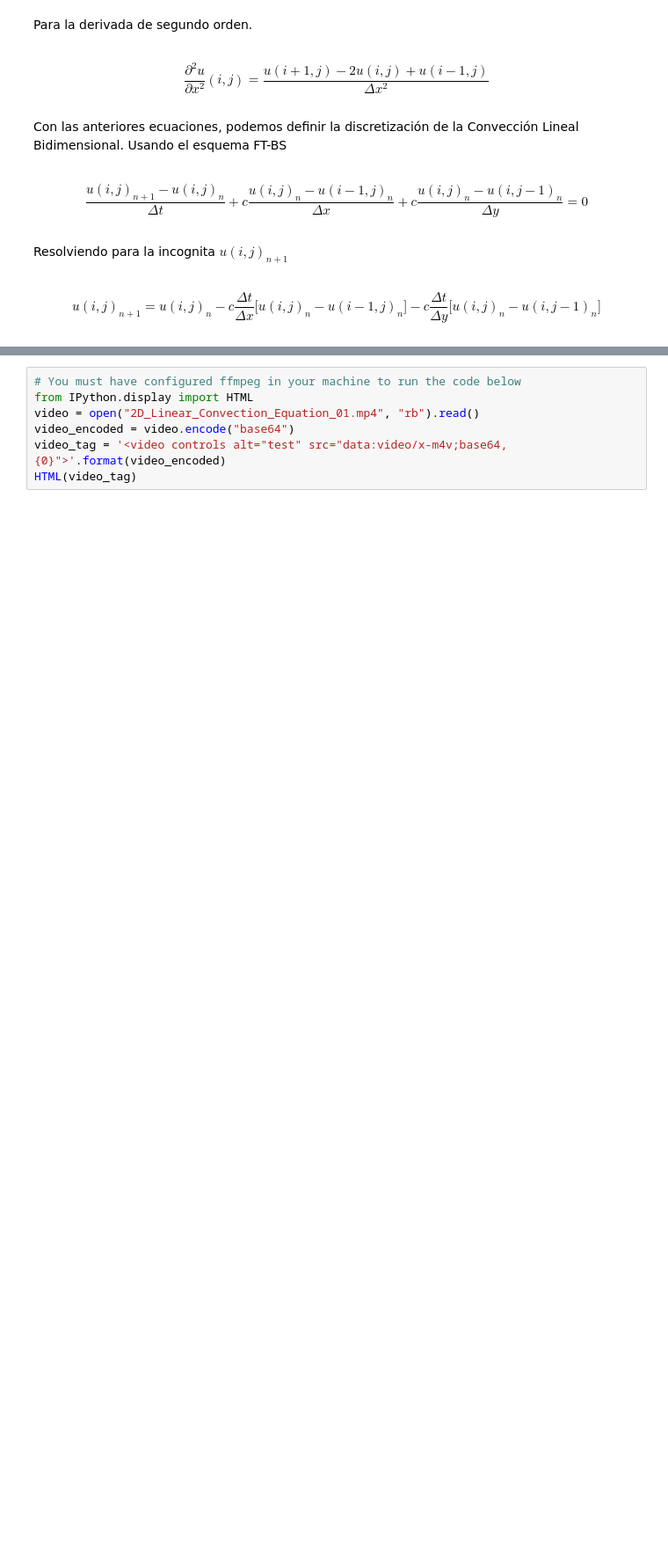
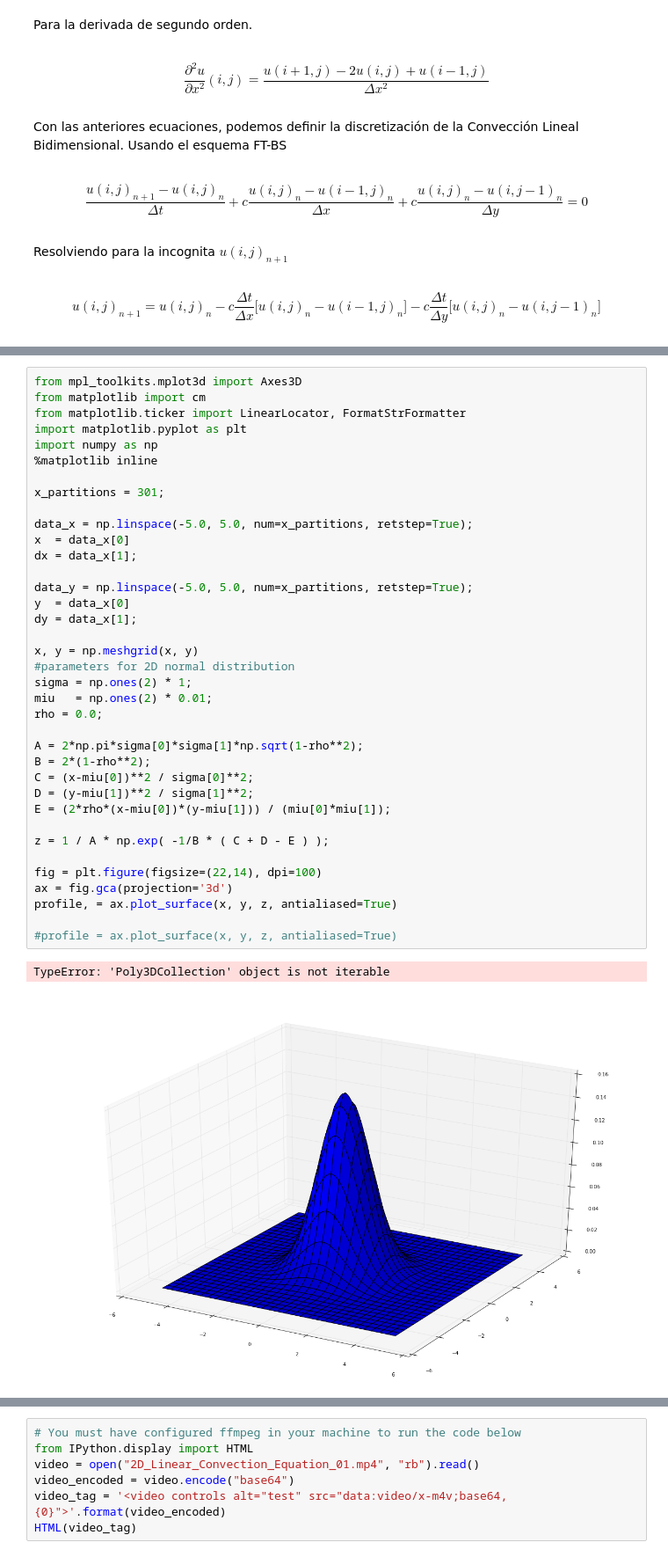
Before and after one commit to ja0335/Course_12_steps_to_Navier_Stokes, a Jupyter notebook: Step 5. 2D Lineal Convection.ipynb, the cells around one changed output, grey strips where cells are left out. Shown at 88% size. Drawn from its saved outputs; the diff is of its cells as text; blank space fills up the shorter version.

```diff
--- a/Step 5. 2D Lineal Convection.ipynb
+++ b/Step 5. 2D Lineal Convection.ipynb
@@ -114,0 +41,40 @@ plt.close(fig);
+# %%
+from mpl_toolkits.mplot3d import Axes3D
+from matplotlib import cm
+from matplotlib.ticker import LinearLocator, FormatStrFormatter
+import matplotlib.pyplot as plt
+import numpy as np
+%matplotlib inline
+
+x_partitions = 301;
+
+data_x = np.linspace(-5.0, 5.0, num=x_partitions, retstep=True);
+x  = data_x[0]
+dx = data_x[1];
+
+data_y = np.linspace(-5.0, 5.0, num=x_partitions, retstep=True);
+y  = data_x[0]
+dy = data_x[1];
+
+x, y = np.meshgrid(x, y)
+#parameters for 2D normal distribution
+sigma = np.ones(2) * 1;
+miu   = np.ones(2) * 0.01;
+rho = 0.0;
+
+A = 2*np.pi*sigma[0]*sigma[1]*np.sqrt(1-rho**2);
+B = 2*(1-rho**2);
+C = (x-miu[0])**2 / sigma[0]**2;
+D = (y-miu[1])**2 / sigma[1]**2;
+E = (2*rho*(x-miu[0])*(y-miu[1])) / (miu[0]*miu[1]);
+
+z = 1 / A * np.exp( -1/B * ( C + D - E ) );
+
+fig = plt.figure(figsize=(22,14), dpi=100)
+ax = fig.gca(projection='3d')
+profile, = ax.plot_surface(x, y, z, antialiased=True)
+
+#profile = ax.plot_surface(x, y, z, antialiased=True)
+# %% [output]
+TypeError: 'Poly3DCollection' object is not iterable
+[figure, added]
```
Also changed, not shown: parts of 2 cells of this notebook, 3 other files.
